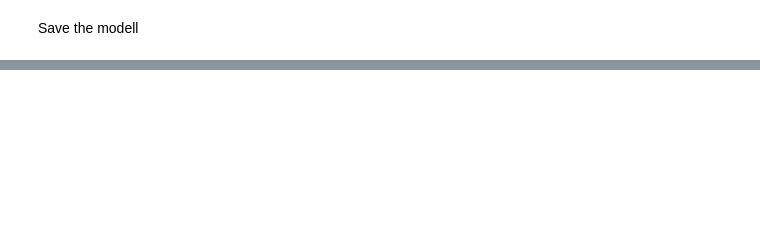
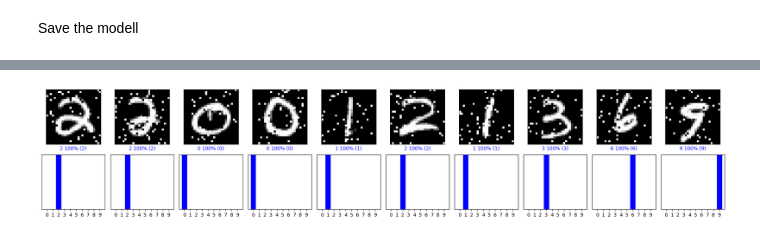
Before and after one commit to Lenegsa/Abschlussprojekt-cnn-digit-recognition, a Jupyter notebook: notebooks/myCNN.ipynb, the cells around one changed output, grey strips where cells are left out. Saved outputs shown, nothing was run; the diff lists cells and outputs as text; code cells hidden in the pictures; blank space fills up the shorter version.

```diff
--- a/notebooks/myCNN.ipynb
+++ b/notebooks/myCNN.ipynb
@@ -169,0 +563,96 @@ model.save('number_recognition_model_noisy.keras')
+# %%
+import numpy as np
+import matplotlib.pyplot as plt
+import random
+from tensorflow.keras.models import load_model
+from sklearn.model_selection import train_test_split
+from sklearn.datasets import fetch_openml
+
+# 1. Load data
+mnist = fetch_openml('mnist_784', as_frame=False)
+X, y = mnist.data, mnist.target
+y = y.astype(np.int32)
+
+X_train, X_test, y_train, y_test = train_test_split(X, y, test_size=0.2, random_state=42)
+
+X_train = X_train.astype("float32") / 255.0
+X_test = X_test.astype("float32") / 255.0
+
+X_train = X_train.reshape(-1, 28, 28, 1)
+X_test = X_test.reshape(-1, 28, 28, 1)
+
+y_train = y_train.astype('int')
+y_test = y_test.astype('int')
+
+# 2. Load modell
+model = load_model('number_recognition_model_noisy_2.h5')
+
+# 3. Class names
+class_names = ['0', '1', '2', '3', '4', '5', '6', '7', '8', '9']
+
+# 4.Show image
+def plot_image(predictions_array, true_label, img):
+    plt.grid(False)
+    plt.xticks([])
+    plt.yticks([])
+
+    plt.imshow(img.reshape(28, 28), cmap='gray')
+
+    predicted_label = np.argmax(predictions_array)
+    if predicted_label == true_label:
+        color = 'blue'
+    else:
+        color = 'red'
+
+    plt.xlabel("{} {:2.0f}% ({})".format(class_names[predicted_label],
+                                        100*np.max(predictions_array),
+                                        class_names[true_label]),
+                                        color=color)
+
+# 5. Procent
+def plot_value_array(predictions_array, true_label):
+    plt.grid(False)
+    plt.xticks(range(10))
+    plt.yticks([])
+    thisplot = plt.bar(range(10), predictions_array, color="#777777")
+    plt.ylim([0, 1])
+    predicted_label = np.argmax(predictions_array)
+
+    thisplot[predicted_label].set_color('red')
+    thisplot[true_label].set_color('blue')
+
+
+    # Generate noisy data
+def add_salt_and_pepper_noise(images, prob=0.1):  # plus noise to test
+    noisy_images = images.copy()
+    for i in range(images.shape[0]):
+        mask = np.random.choice([0, 1, 2], size=images[i].shape, p=[prob / 2, prob / 2, 1 - prob])
+        noisy_images[i][mask == 0] = 0.0  # Salt - balck pixel
+        noisy_images[i][mask == 1] = 1.0  # Pepper - white pixel
+    return noisy_images
+
+# Make a noisy dataset
+noisy_X_test = add_salt_and_pepper_noise(X_test)
+
+# 6. Random picture and predict
+num_images = 10
+random_indices = random.sample(range(len(noisy_X_test)), num_images)
+
+plt.figure(figsize=(2*num_images, 4))
+
+for i, idx in enumerate(random_indices):
+    image = noisy_X_test[idx]
+    true_label = y_test[idx]
+
+    # Predict
+    prediction = model.predict(np.expand_dims(image, axis=0))[0]
+
+    plt.subplot(2, num_images, i+1)
+    plot_image(prediction, true_label, image)
+
+    plt.subplot(2, num_images, i+1+num_images)
+    plot_value_array(prediction, true_label)
+
+plt.tight_layout()
+plt.show()
+# %% [output]
@@ -169,0 +670 @@ model.save('number_recognition_model_noisy.keras')
+[figure, added]
```
Also changed, not shown: parts of 13 cells of this notebook, 14 other files.
